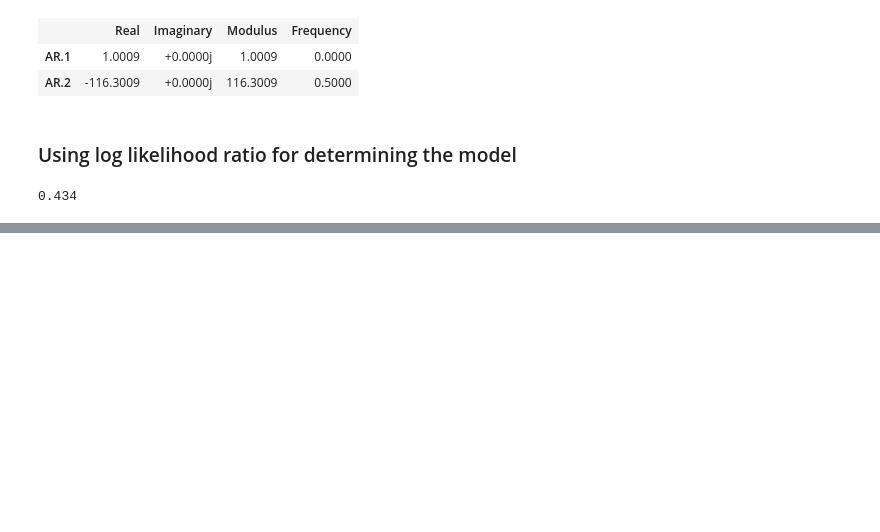
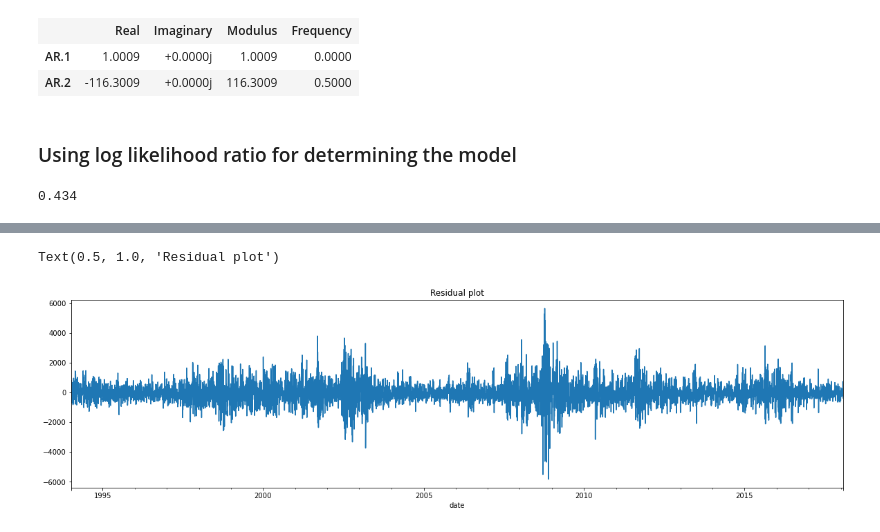
Before and after one commit to sachatur13/DL_Code, a Jupyter notebook: Time Series Analysis/Autoregressive model (AR).ipynb, the cells around one changed output, grey strips where cells are left out. Drawn from its saved outputs; the diff is of its cells as text; code cells hidden in the pictures; blank space fills up the shorter version.

```diff
--- a/Time Series Analysis/Autoregressive model (AR).ipynb
+++ b/Time Series Analysis/Autoregressive model (AR).ipynb
@@ -110,0 +357,7 @@ log_likelihood_ratio(arma_model,arma_model_lag_2)
+# %%
+plt.figure(figsize = (20,5))
+data_copy.residuals_lag_6[1:].plot()
+plt.title('Residual plot')
+# %% [output]
+Text(0.5, 1.0, 'Residual plot')
+[figure, added]
```
Also changed, not shown: parts of 32 cells of this notebook, 1 other file.
